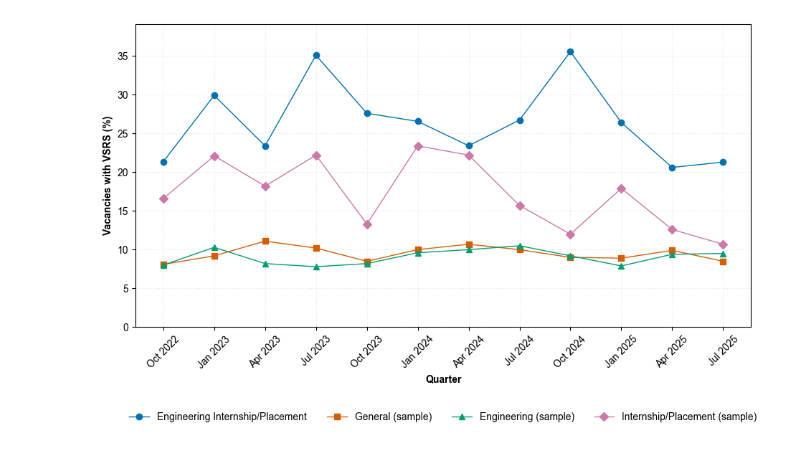
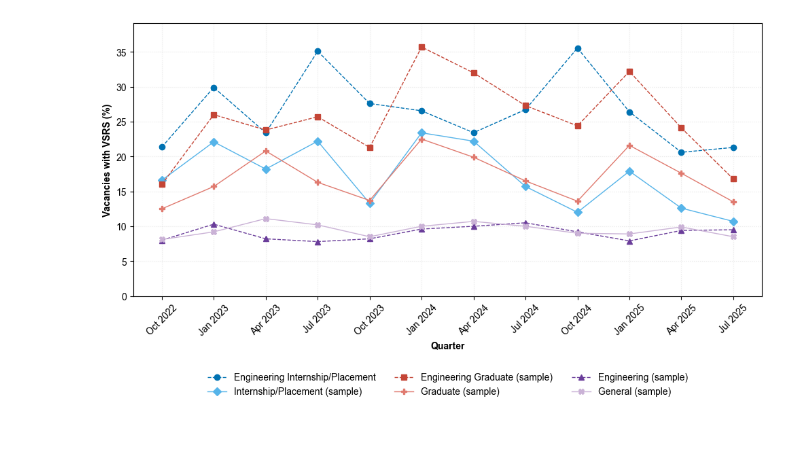
Before and after one commit to elijahalways/EVR, a Jupyter notebook: evr_filter_visuals.ipynb, the cells around one changed output. Cells and saved outputs as stored; diff of their text form; code cells hidden in the pictures.

```diff
--- a/evr_filter_visuals.ipynb
+++ b/evr_filter_visuals.ipynb
@@ -140,46 +178,25 @@ labels = [
 fig, ax = plt.subplots(figsize=(10, 6))
 
 # Plot each filter's percentage of VSRS
-ax.plot( # fdf
-    labels,
-    fdf_percentage,
-    color="#0072B2",
-    linestyle="-",
-    marker="o",
-    linewidth=1,
-    markersize=6,
-    label=fdf_title
-)
-ax.plot( # ufdf
-    labels,
-    ufdf_percentage,
-    color="#D55E00",
-    linestyle="-",
-    marker="s",
-    linewidth=1,
-    markersize=6,
-    label=ufdf_title
-)
-ax.plot( # efdf
-    labels,
-    efdf_percentage,
-    color="#009E73",
-    linestyle="-",
-    marker="^",
-    linewidth=1,
-    markersize=6,
-    label=efdf_title
-)
-ax.plot( # ipfdf
-    labels,
-    ipfdf_percentage,
-    color="#CC79A7",
-    linestyle="-",
-    marker="D",
-    linewidth=1,
-    markersize=6,
-    label=ipfdf_title
-)
+plot_data = [
+    (fdf_percentage,   fdf_title,   "#0072B2", "o", "--"),   # Engineering
+    (ipfdf_percentage, ipfdf_title, "#56B4E9", "D", "-" ),   # Non-engineering
+    (egfdf_percentage, egfdf_title, "#C44536", "s", "--"),   # Engineering
+    (gfdf_percentage,  gfdf_title,  "#E07A6F", "P", "-" ),   # Non-engineering
+    (efdf_percentage,  efdf_title,  "#6A3D9A", "^", "--"),   # Engineering
+    (ufdf_percentage,  ufdf_title,  "#CAB2D6", "X", "-" )    # Non-engineering
+]
+for percentage, title, color, marker, linestyle in plot_data:
+    ax.plot(
+        labels,
+        percentage,
+        color=color,
+        linestyle=linestyle,
+        marker=marker,
+        linewidth=1,
+        markersize=6,
+        label=title
+    )
 
 ax.set_xlabel(
     "Quarter",
@@ -200,32 +217,32 @@ ax.set_ylim(
         max(ipfdf_percentage)
     ) * 1.1
 )
 
 # Format x-axis labels
 ax.set_xticks(range(len(labels)))
 ax.set_xticklabels(labels, rotation=45)
 
 # Gridlines
 ax.grid(
     True,
     alpha=0.3,
     linestyle=":"
 )
 
 # Legend
 ax.legend(
     loc="upper center",
     bbox_to_anchor=(0.5, -0.25),
-    ncol=4,
+    ncol=3,
     frameon=False
 )
 
 fig.tight_layout()
 
 plt.savefig(
     "filter_line.svg",
     format="svg",
     bbox_inches="tight"
 )
 # %% [output]
-[figure, old version]
+[figure, new version]
```
Also changed, not shown: parts of 3 cells of this notebook, 3 other files.
